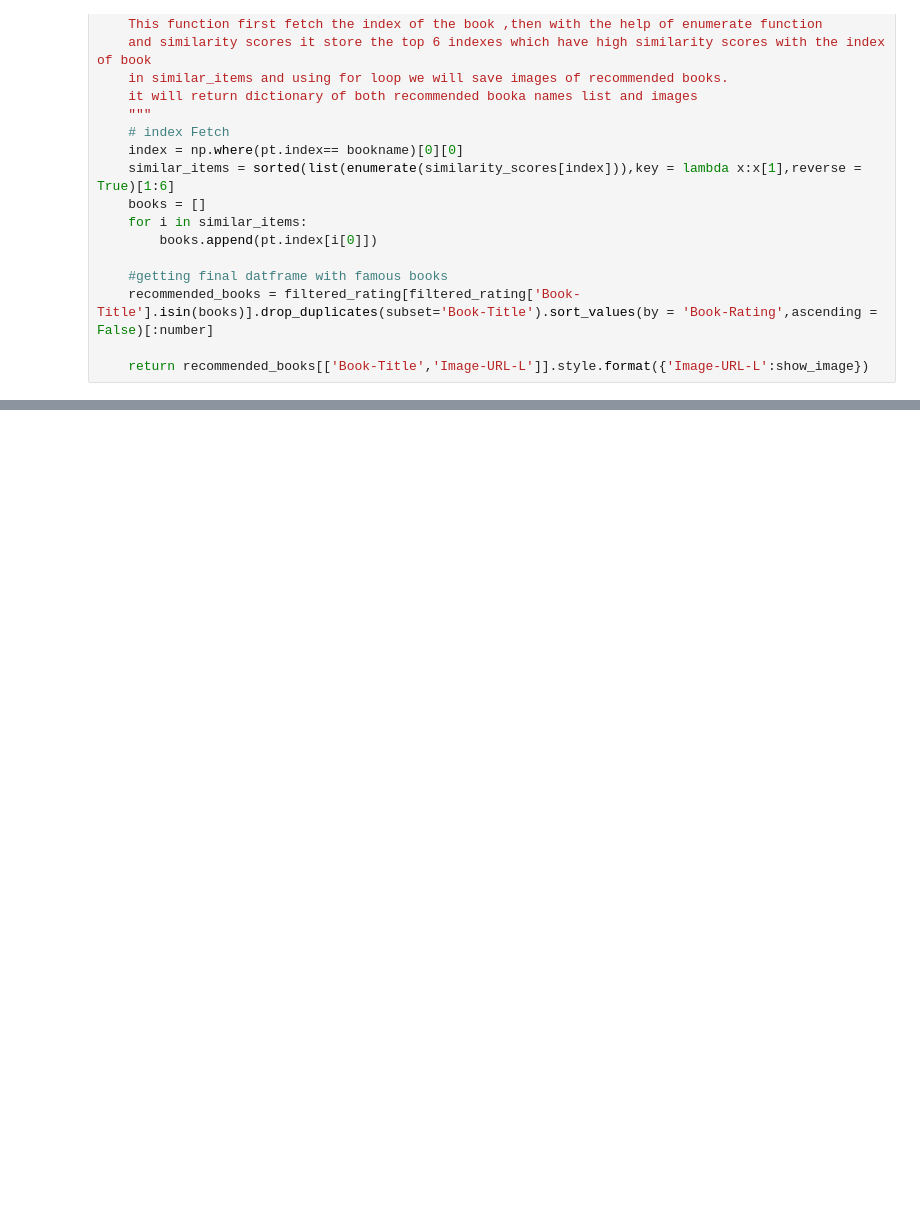
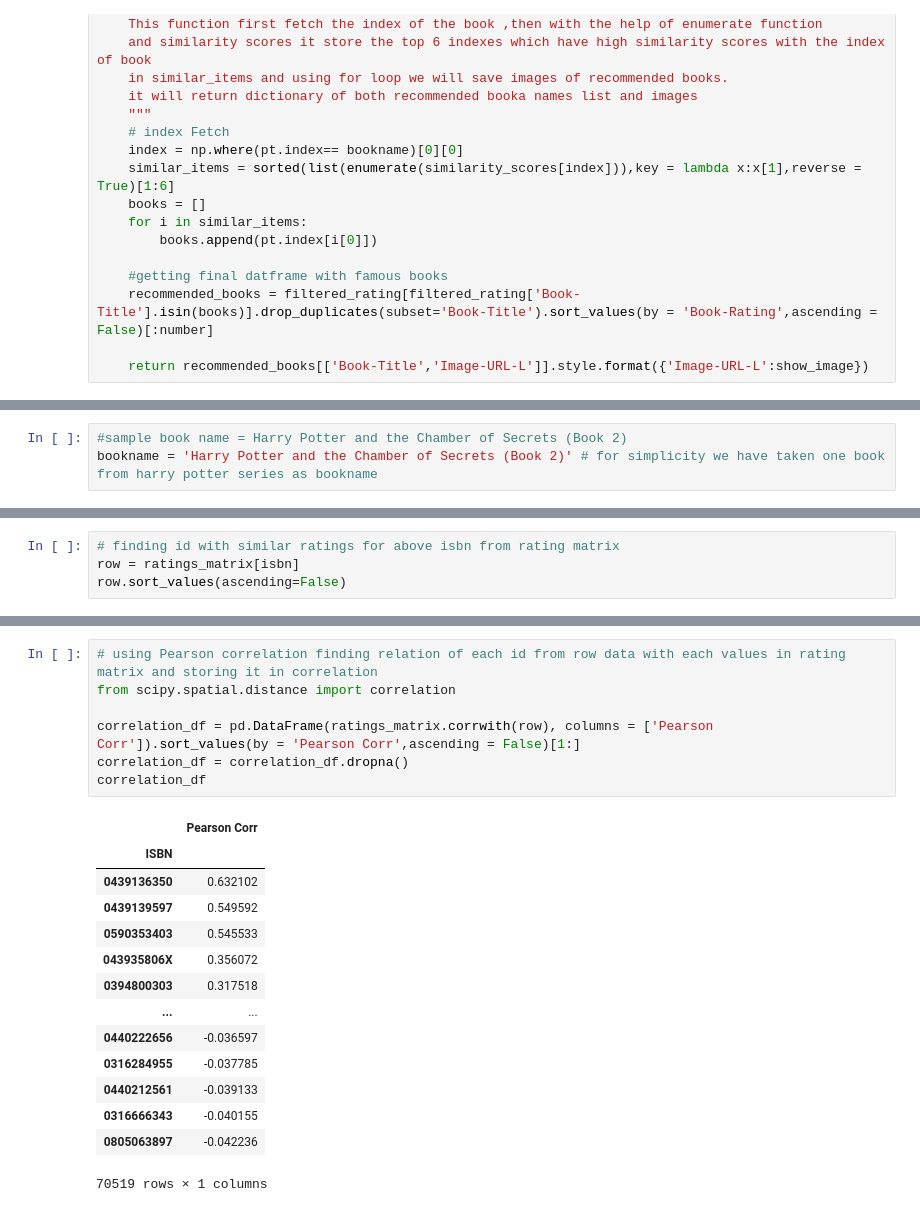
Before and after one commit to MANISH-KUMAR-CODES/Book-Recommendtion-System, a Jupyter notebook: Book_Recommendtion_System.ipynb, the cells around one changed output, grey strips where cells are left out. Drawn from its saved outputs; the diff is of its cells as text; blank space fills up the shorter version.

```diff
--- a/Book_Recommendtion_System.ipynb
+++ b/Book_Recommendtion_System.ipynb
@@ -932,0 +1005,3 @@ recommendations("Harry Potter and the Chamber of Secrets (Book 2)",5)
+# %%
+#sample book name = Harry Potter and the Chamber of Secrets (Book 2)
+bookname = 'Harry Potter and the Chamber of Secrets (Book 2)' # for simplicity we have taken one book from harry potter series as bookname
@@ -932,0 +1014,4 @@ recommendations("Harry Potter and the Chamber of Secrets (Book 2)",5)
+# %%
+# finding id with similar ratings for above isbn from rating matrix
+row = ratings_matrix[isbn]
+row.sort_values(ascending=False)
@@ -932,0 +1032,22 @@ recommendations("Harry Potter and the Chamber of Secrets (Book 2)",5)
+# %%
+# using Pearson correlation finding relation of each id from row data with each values in rating matrix and storing it in correlation
+from scipy.spatial.distance import correlation
+
+correlation_df = pd.DataFrame(ratings_matrix.corrwith(row), columns = ['Pearson Corr']).sort_values(by = 'Pearson Corr',ascending = False)[1:]
+correlation_df = correlation_df.dropna()
+correlation_df
+# %% [output]
+|  | Pearson Corr |
+| ISBN |  |
+| 0439136350 | 0.632102 |
+| 0439139597 | 0.549592 |
+| 0590353403 | 0.545533 |
+| 043935806X | 0.356072 |
+| 0394800303 | 0.317518 |
+| ... | ... |
+| 0440222656 | -0.036597 |
+| 0316284955 | -0.037785 |
+| 0440212561 | -0.039133 |
+| 0316666343 | -0.040155 |
+| 0805063897 | -0.042236 |
+70519 rows × 1 columns
```
Also changed, not shown: parts of 21 cells of this notebook.
